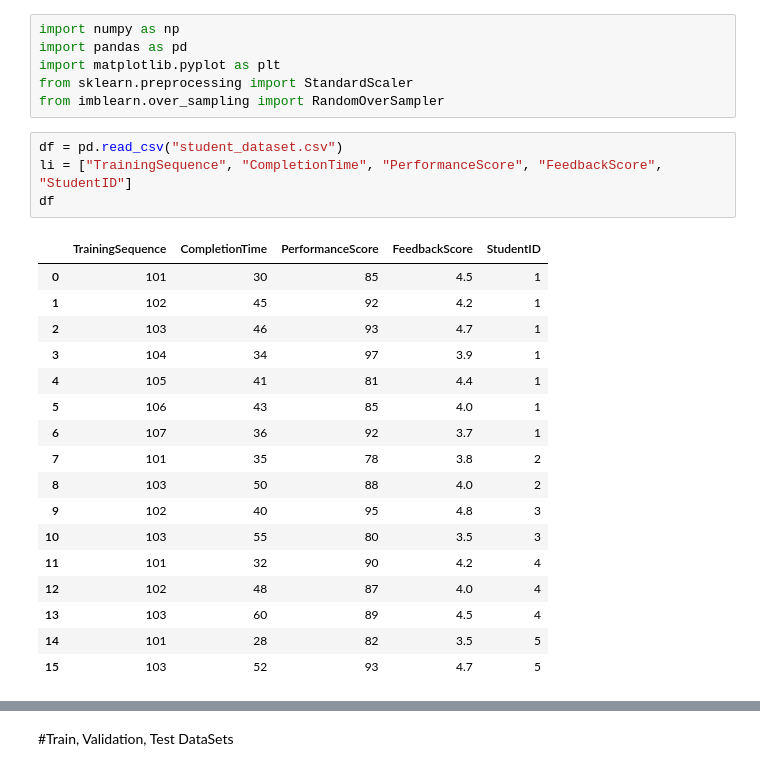
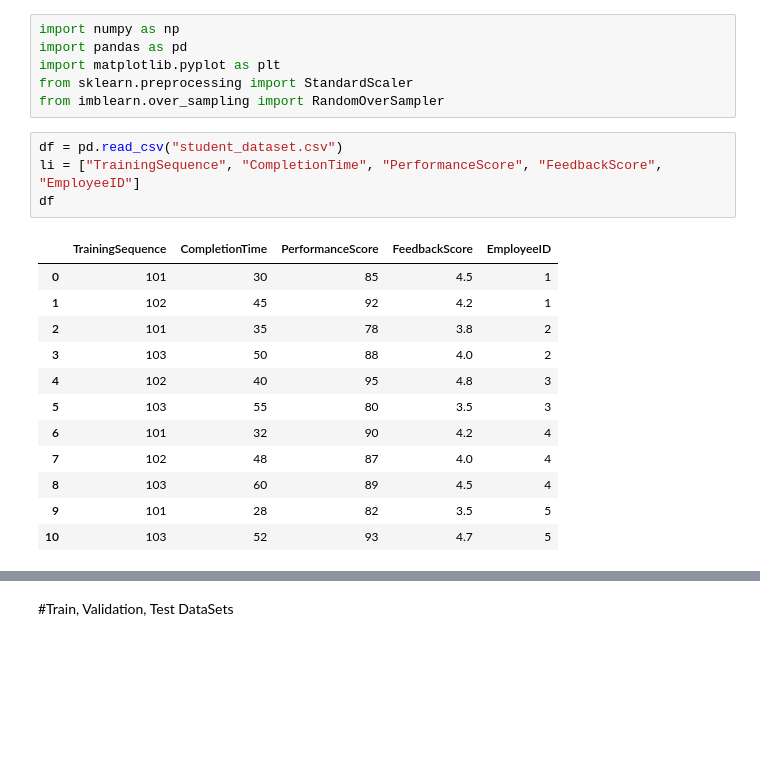
Before and after one commit to friedGarlic/ML_OJTSTUDENTS, a Jupyter notebook: Student_Performance.ipynb, the cells around one changed output, grey strips where cells are left out. Drawn from its saved outputs; the diff is of its cells as text; blank space fills up the shorter version.

```diff
--- a/Student_Performance.ipynb
+++ b/Student_Performance.ipynb
@@ -8,24 +8,19 @@ from sklearn.preprocessing import StandardScaler
 from imblearn.over_sampling import RandomOverSampler
 # %%
 df = pd.read_csv("student_dataset.csv")
-li = ["TrainingSequence", "CompletionTime", "PerformanceScore", "FeedbackScore", "StudentID"]
+li = ["TrainingSequence", "CompletionTime", "PerformanceScore", "FeedbackScore", "EmployeeID"]
 df
 # %% [output]
-|  | TrainingSequence | CompletionTime | PerformanceScore | FeedbackScore | StudentID |
+|  | TrainingSequence | CompletionTime | PerformanceScore | FeedbackScore | EmployeeID |
 | 0 | 101 | 30 | 85 | 4.5 | 1 |
 | 1 | 102 | 45 | 92 | 4.2 | 1 |
-| 2 | 103 | 46 | 93 | 4.7 | 1 |
-| 3 | 104 | 34 | 97 | 3.9 | 1 |
-| 4 | 105 | 41 | 81 | 4.4 | 1 |
-| 5 | 106 | 43 | 85 | 4.0 | 1 |
-| 6 | 107 | 36 | 92 | 3.7 | 1 |
-| 7 | 101 | 35 | 78 | 3.8 | 2 |
-| 8 | 103 | 50 | 88 | 4.0 | 2 |
-| 9 | 102 | 40 | 95 | 4.8 | 3 |
-| 10 | 103 | 55 | 80 | 3.5 | 3 |
-| 11 | 101 | 32 | 90 | 4.2 | 4 |
-| 12 | 102 | 48 | 87 | 4.0 | 4 |
-| 13 | 103 | 60 | 89 | 4.5 | 4 |
-| 14 | 101 | 28 | 82 | 3.5 | 5 |
-| 15 | 103 | 52 | 93 | 4.7 | 5 |
+| 2 | 101 | 35 | 78 | 3.8 | 2 |
+| 3 | 103 | 50 | 88 | 4.0 | 2 |
+| 4 | 102 | 40 | 95 | 4.8 | 3 |
+| 5 | 103 | 55 | 80 | 3.5 | 3 |
+| 6 | 101 | 32 | 90 | 4.2 | 4 |
+| 7 | 102 | 48 | 87 | 4.0 | 4 |
+| 8 | 103 | 60 | 89 | 4.5 | 4 |
+| 9 | 101 | 28 | 82 | 3.5 | 5 |
+| 10 | 103 | 52 | 93 | 4.7 | 5 |
 # %%
```
Also changed, not shown: parts of 7 cells of this notebook.
